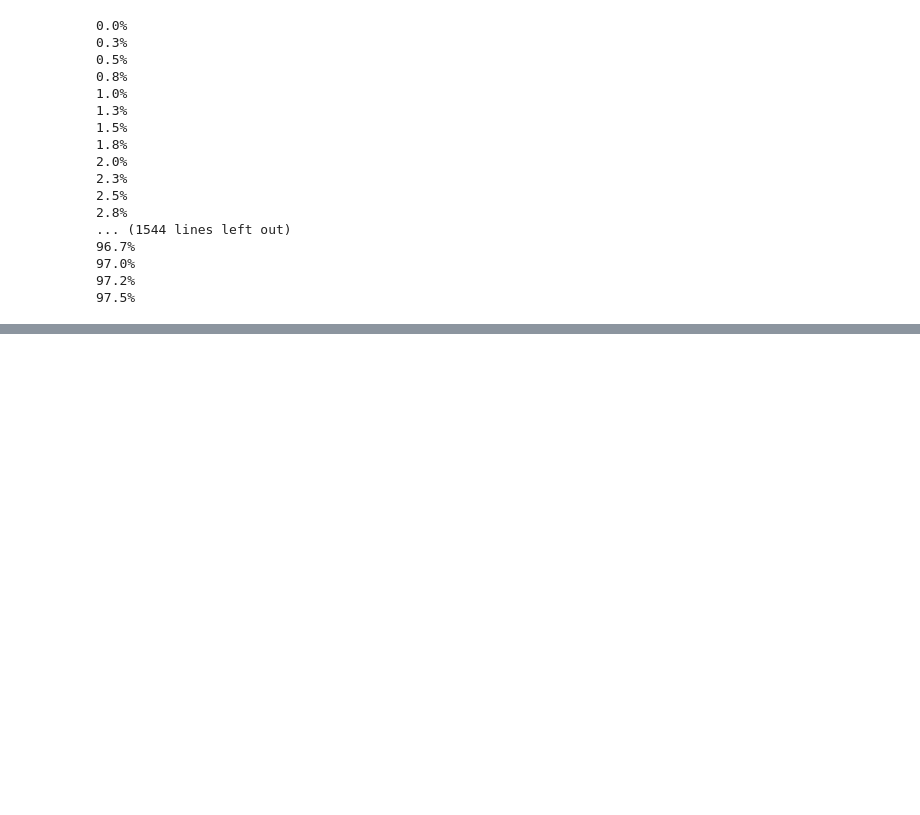
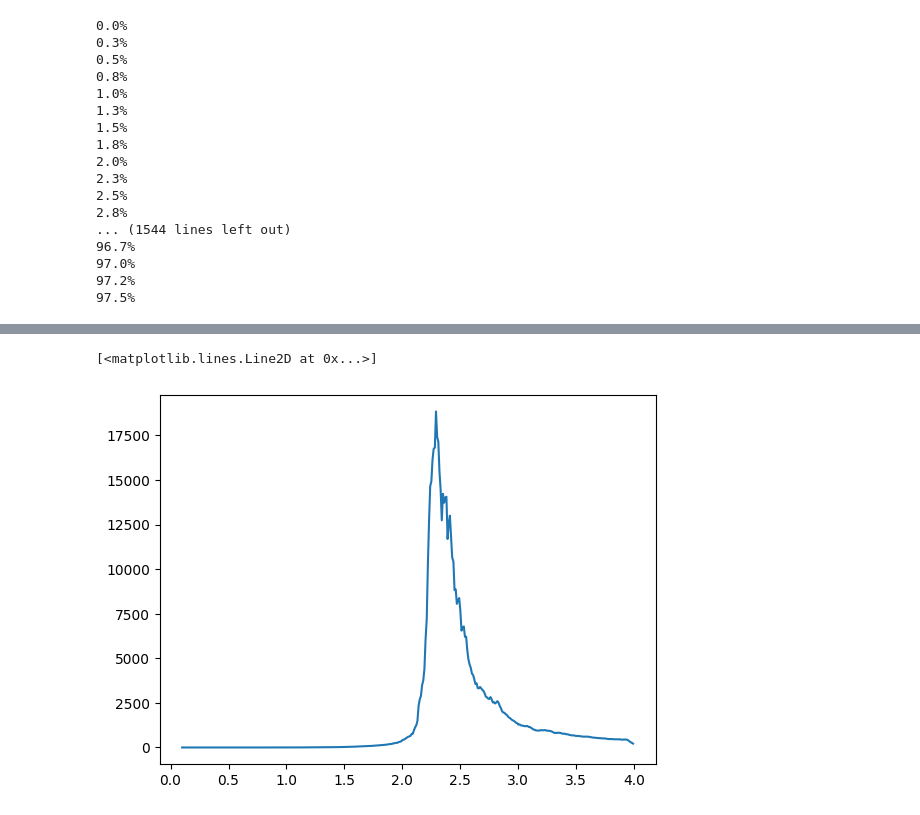
Before and after one commit to noahchanoah/thesis, a Jupyter notebook: CaseCritTemp.ipynb, the cells around one changed output, grey strips where cells are left out. Saved outputs shown, nothing was run; the diff lists cells and outputs as text; code cells hidden in the pictures; blank space fills up the shorter version.

```diff
--- a/CaseCritTemp.ipynb
+++ b/CaseCritTemp.ipynb
@@ -354,0 +392,5 @@ with open('sus6Arr.txt', 'r') as fd:
+# %%
+plt.plot(tempRange, ma_vec)
+# %% [output]
+[<matplotlib.lines.Line2D at 0x...>]
+[figure, added]
```
Also changed, not shown: parts of 11 cells of this notebook.
